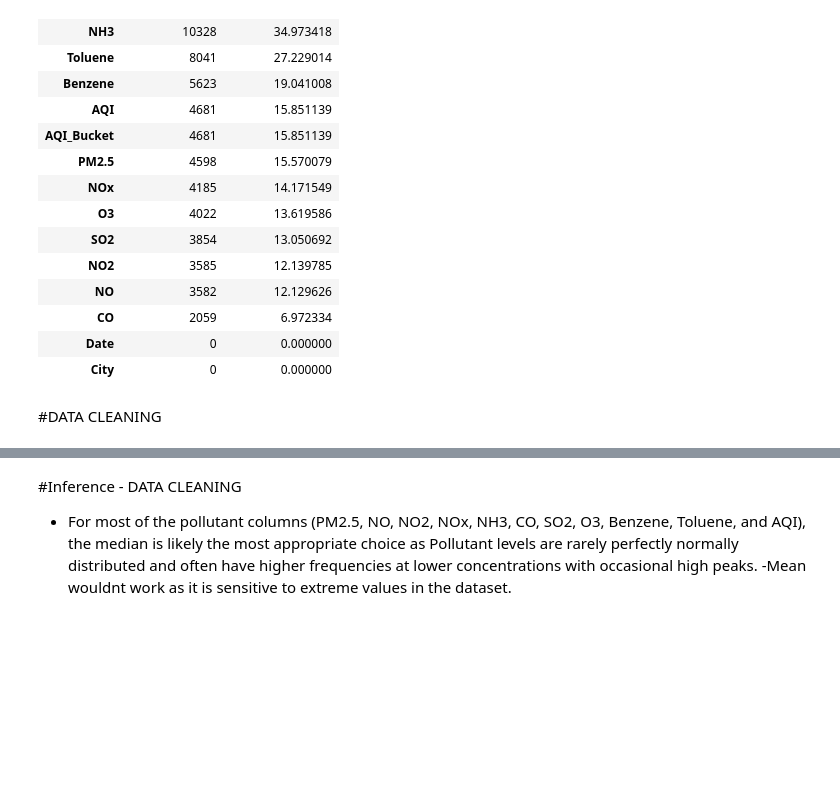
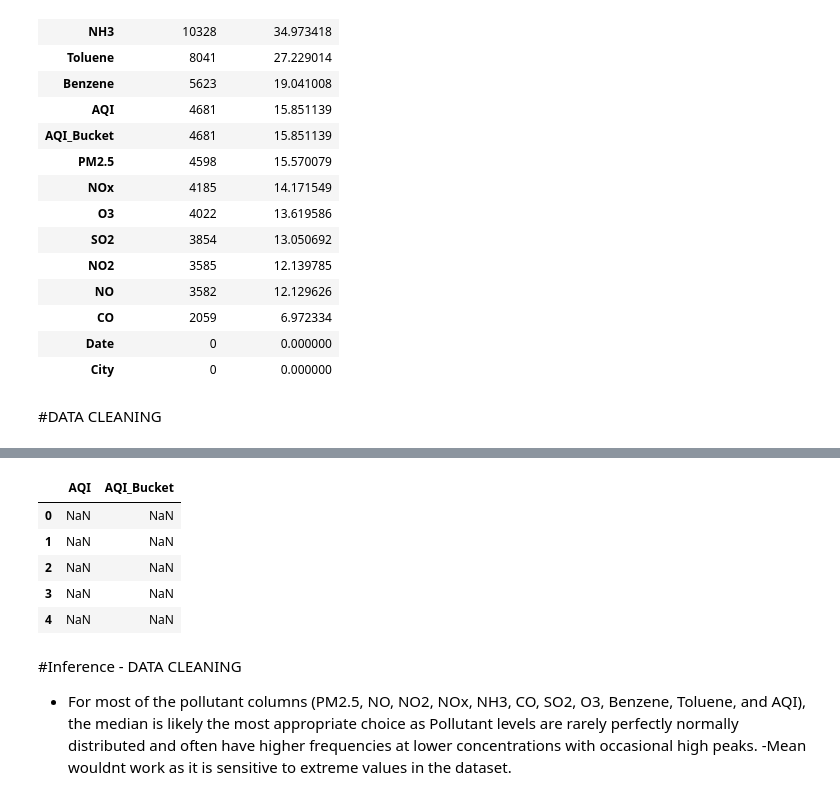
Before and after one commit to cntrvsy/colab_streamlit_aqi_india, a Jupyter notebook: st20343345_CMP7005_PRAC1.ipynb, the cells around one changed output, grey strips where cells are left out. Cells and saved outputs as stored; diff of their text form; code cells hidden in the pictures; blank space fills up the shorter version.

```diff
--- a/st20343345_CMP7005_PRAC1.ipynb
+++ b/st20343345_CMP7005_PRAC1.ipynb
@@ -179,3 +223,15 @@ print(f"Missing values in 'NH3' column after median imputation: {combined_df['NH
+# %%
+combined_df['AQI_Bucket'] = combined_df['AQI'].apply(aqi_to_bucket)
+
+# Display the first few rows to show the updated AQI_Bucket
+display(combined_df[['AQI', 'AQI_Bucket']].head())
+# %% [output]
+|  | AQI | AQI_Bucket |
+| 0 | NaN | NaN |
+| 1 | NaN | NaN |
+| 2 | NaN | NaN |
+| 3 | NaN | NaN |
+| 4 | NaN | NaN |
 # %% [markdown]
 #Inference - DATA CLEANING
  - For most of the pollutant columns (PM2.5, NO, NO2, NOx, NH3, CO, SO2, O3, Benzene, Toluene, and AQI), the median is likely the most appropriate choice as Pollutant levels are rarely perfectly normally distributed and often have higher frequencies at lower concentrations with occasional high peaks.
```
Also changed, not shown: parts of 4 cells of this notebook.
